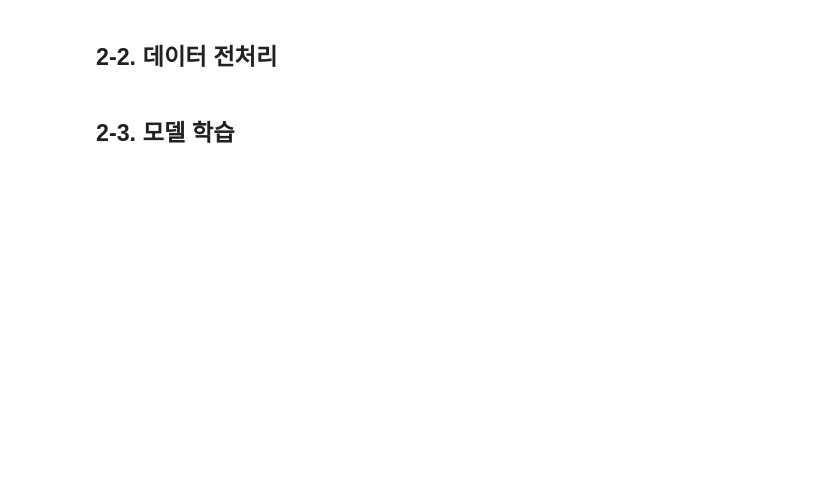
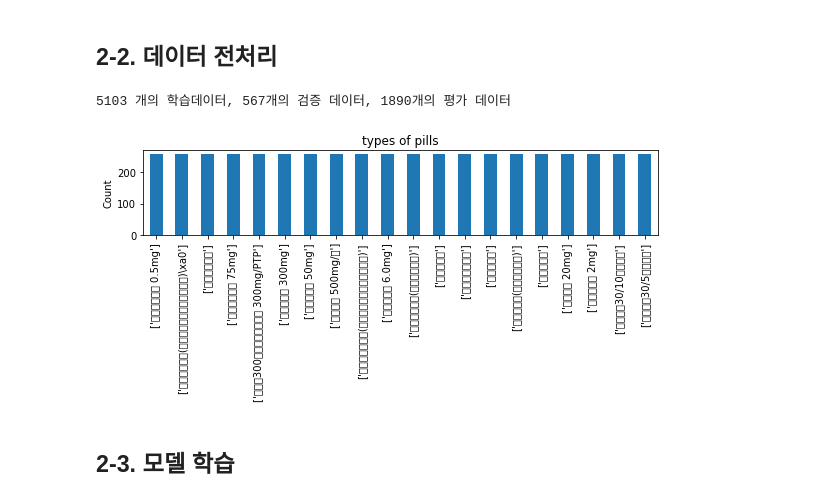
Before and after one commit to xman227/SWbootcamp, a Jupyter notebook: Oha/Project2.ipynb, the cells around one changed output. Saved outputs shown, nothing was run; the diff lists cells and outputs as text; code cells hidden in the pictures; blank space fills up the shorter version.

```diff
--- a/Oha/Project2.ipynb
+++ b/Oha/Project2.ipynb
@@ -319,4 +351,56 @@ plt.show()
 # %% [markdown]
 ## 2-2. 데이터 전처리
+# %%
+from sklearn.model_selection import train_test_split
+from sklearn import metrics
+
+
+# 데이터 균형 함수
+def split_data(df):
+
+    train, test = train_test_split(df, random_state=24)
+    train, val = train_test_split(train, test_size=0.1, random_state=24)
+    ncat_bal = int(len(train)/train['dl_name'].astype('category').cat.categories.size)
+    train_bal = train.groupby('dl_name', as_index=False).apply(lambda g:  g.sample(ncat_bal, replace=True)).reset_index(drop=True)
+
+    return train_bal, test, val
+
+train, test, val = split_data(df_processed)
+
+
+# train_y  = pd.get_dummies(df['dl_name'], drop_first=False) # 0 1 0 0 처럼 각 종류에 원핫 인코딩
+# train_y
+# %%
+print(f'{len(train)} 개의 학습데이터, {len(val)}개의 검증 데이터, {len(test)}개의 평가 데이터')
+# %% [output]
+5103 개의 학습데이터, 567개의 검증 데이터, 1890개의 평가 데이터
+# %%
+# 그래프를 그리는 함수
+def plot(train_bees):
+    """
+    균형이 맞춰지기 전후 데이터를 그려 비교한다.
+
+    Args:
+        train_bees      : 균형을 맞추기 전 데이터
+        train_bees_bal  : 균형이 맞춰진 데이터
+        field_name      : 그리고 싶은 필드 이름
+    """
+
+    # Plot before and after balancing
+    f, axs = plt.subplots(1,1, figsize=(8,4))
+
+    # Before
+    ax = train['dl_name'].value_counts().plot(kind='bar')
+    ax.set_title('types of pills')
+    ax.set_ylabel('Count')
+
+
+
+    plt.tight_layout()
+    plt.show()
+
+plot(train)
+# %% [output]
+[figure, added]
 # %% [markdown]
 ## 2-3. 모델 학습
```
Also changed, not shown: parts of 18 cells of this notebook.
